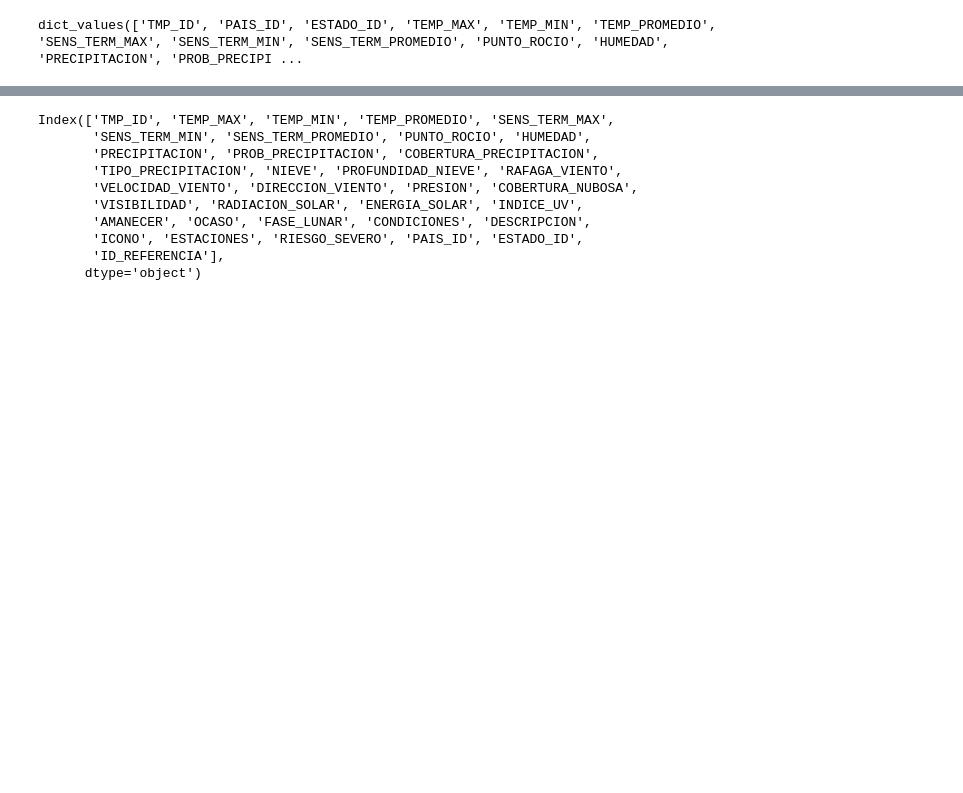
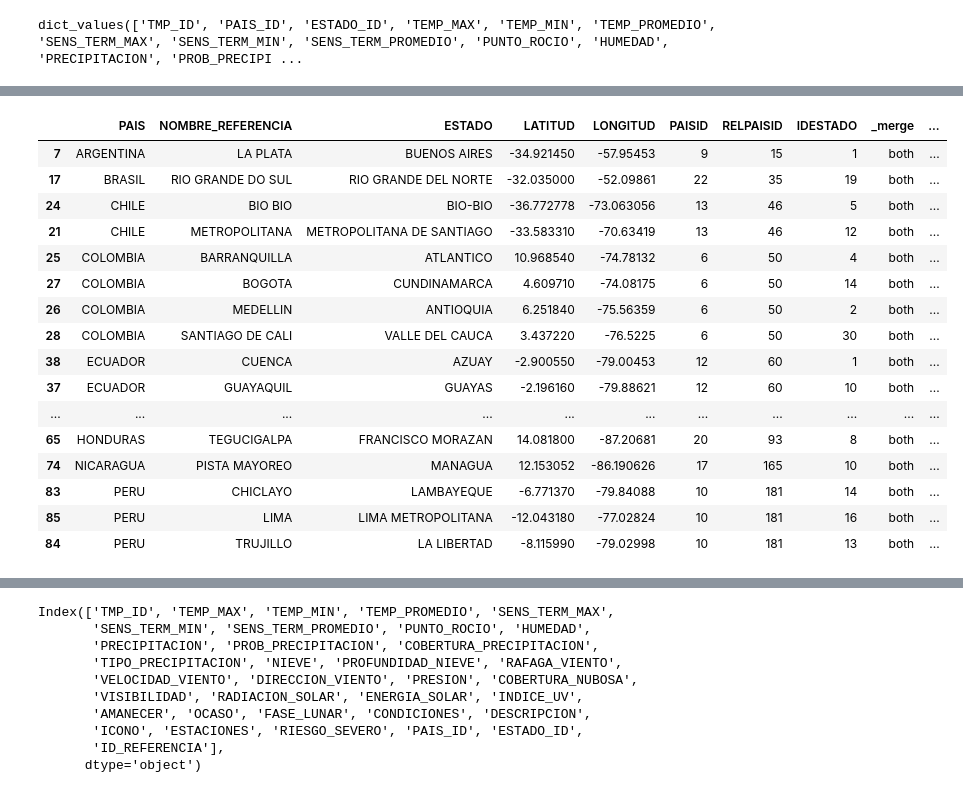
Before and after one commit to ELSILVAGM/API_Weather, a Jupyter notebook: ActualizacionClimaInternacional 1.ipynb, the cells around one changed output, grey strips where cells are left out. Saved outputs shown, nothing was run; the diff lists cells and outputs as text; code cells hidden in the pictures; blank space fills up the shorter version.

```diff
--- a/ActualizacionClimaInternacional 1.ipynb
+++ b/ActualizacionClimaInternacional 1.ipynb
@@ -714,3 +663,7 @@ def homologar_columnas(df):
 column_mapping.values()
 # %% [output]
 dict_values(['TMP_ID', 'PAIS_ID', 'ESTADO_ID', 'TEMP_MAX', 'TEMP_MIN', 'TEMP_PROMEDIO', 'SENS_TERM_MAX', 'SENS_TERM_MIN', 'SENS_TERM_PROMEDIO', 'PUNTO_ROCIO', 'HUMEDAD', 'PRECIPITACION', 'PROB_PRECIPI ...
+# %%
+from unidecode import unidecode
+df_nuev_coor = pd.read_excel(r"C:\Users\elsilva\OneDrive - genommalabinternacional\Clima Internacional.xlsx")
+df_nuev_coor[['PAIS','NOMBRE_REFERENCIA']] = df_nuev_coor[['PAIS','NOMBRE_REFERENCIA']].applymap(lambda x: unidecode(str(x)).upper().strip())
@@ -716,0 +678,17 @@ dict_values(['TMP_ID', 'PAIS_ID', 'ESTADO_ID', 'TEMP_MAX', 'TEMP_MIN', 'TEMP_PRO
+# %%
+from sqlalchemy import create_engine
+USER='SERVICIO_GENOMMA_01'
+PASSWORD='Mu2lQitHa2'
+ACCOUNT = 'qob68501-genommalab'
+ROLE = 'SYSADMIN'
+conn_sf = create_engine(
+
+    f'snowflake://{USER}:{PASSWORD}@{ACCOUNT}/?role={ROLE}'
+)
+Query_coor = f"""
+  SELECT PAISID as PAIS_ID, IDESTADO as ESTADO_ID,ID_REFERENCIA, LATITUD, LONGITUD
+  FROM PRD_STG.GNM_CT.CAT_REGIONES_COORDENADAS;
+  """
+df_Coor = pd.read_sql(Query_coor, conn_sf)
+df_Coor.columns = df_Coor.columns.str.upper()
+df_Coor
@@ -716,0 +709,27 @@ dict_values(['TMP_ID', 'PAIS_ID', 'ESTADO_ID', 'TEMP_MAX', 'TEMP_MIN', 'TEMP_PRO
+# %%
+df_merge_coor = df_nuev_coor[['PAIS', 'NOMBRE_REFERENCIA', 'ESTADO', 'LATITUD',
+       'LONGITUD']].merge(df_Coor, on=['PAIS', 'ESTADO'], how='left', indicator=True, suffixes=('_nuevo', '_anterior'))
+# df_merge_coor[df_merge_coor['_merge'] == 'left_only']
+# %%
+# Filtrar registros donde ESTADO y NOMBRE_REFERENCIA_nuevo son iguales
+filtro = df_merge_coor[df_merge_coor['ESTADO'] != df_merge_coor['NOMBRE_REFERENCIA']].sort_values(by=['PAIS', 'NOMBRE_REFERENCIA'])
+filtro['ID_REFERENCIA'] = filtro.groupby('PAIS').cumcount() + 2
+filtro
+# %% [output]
+|  | PAIS | NOMBRE_REFERENCIA | ESTADO | LATITUD | LONGITUD | PAISID | RELPAISID | IDESTADO | _merge | ... |
+| 7 | ARGENTINA | LA PLATA | BUENOS AIRES | -34.921450 | -57.95453 | 9 | 15 | 1 | both | ... |
+| 17 | BRASIL | RIO GRANDE DO SUL | RIO GRANDE DEL NORTE | -32.035000 | -52.09861 | 22 | 35 | 19 | both | ... |
+| 24 | CHILE | BIO BIO | BIO-BIO | -36.772778 | -73.063056 | 13 | 46 | 5 | both | ... |
+| 21 | CHILE | METROPOLITANA | METROPOLITANA DE SANTIAGO | -33.583310 | -70.63419 | 13 | 46 | 12 | both | ... |
+| 25 | COLOMBIA | BARRANQUILLA | ATLANTICO | 10.968540 | -74.78132 | 6 | 50 | 4 | both | ... |
+| 27 | COLOMBIA | BOGOTA | CUNDINAMARCA | 4.609710 | -74.08175 | 6 | 50 | 14 | both | ... |
+| 26 | COLOMBIA | MEDELLIN | ANTIOQUIA | 6.251840 | -75.56359 | 6 | 50 | 2 | both | ... |
+| 28 | COLOMBIA | SANTIAGO DE CALI | VALLE DEL CAUCA | 3.437220 | -76.5225 | 6 | 50 | 30 | both | ... |
+| 38 | ECUADOR | CUENCA | AZUAY | -2.900550 | -79.00453 | 12 | 60 | 1 | both | ... |
+| 37 | ECUADOR | GUAYAQUIL | GUAYAS | -2.196160 | -79.88621 | 12 | 60 | 10 | both | ... |
+| ... | ... | ... | ... | ... | ... | ... | ... | ... | ... | ... |
+| 65 | HONDURAS | TEGUCIGALPA | FRANCISCO MORAZAN | 14.081800 | -87.20681 | 20 | 93 | 8 | both | ... |
+| 74 | NICARAGUA | PISTA MAYOREO | MANAGUA | 12.153052 | -86.190626 | 17 | 165 | 10 | both | ... |
+| 83 | PERU | CHICLAYO | LAMBAYEQUE | -6.771370 | -79.84088 | 10 | 181 | 14 | both | ... |
+| 85 | PERU | LIMA | LIMA METROPOLITANA | -12.043180 | -77.02824 | 10 | 181 | 16 | both | ... |
+| 84 | PERU | TRUJILLO | LA LIBERTAD | -8.115990 | -79.02998 | 10 | 181 | 13 | both | ... |
```
Also changed, not shown: parts of 16 cells of this notebook.
